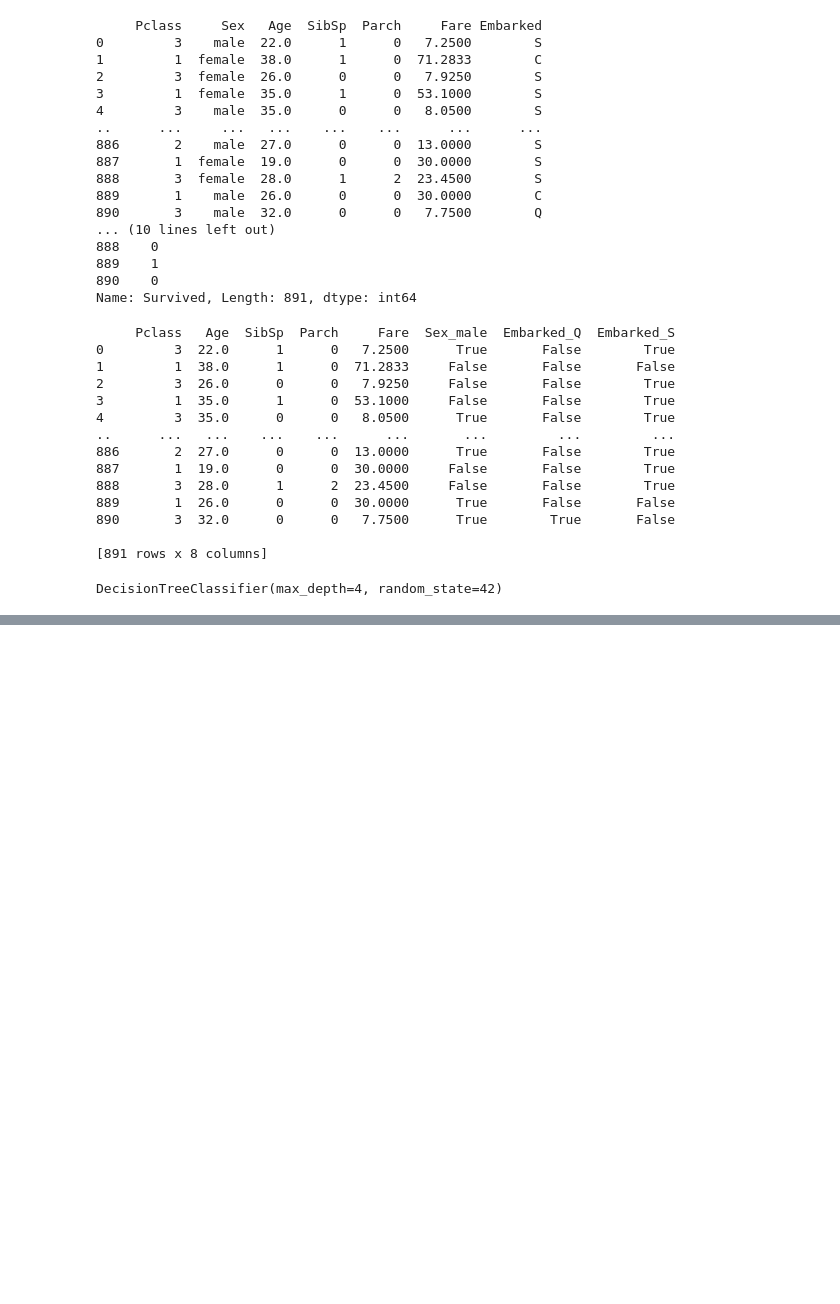
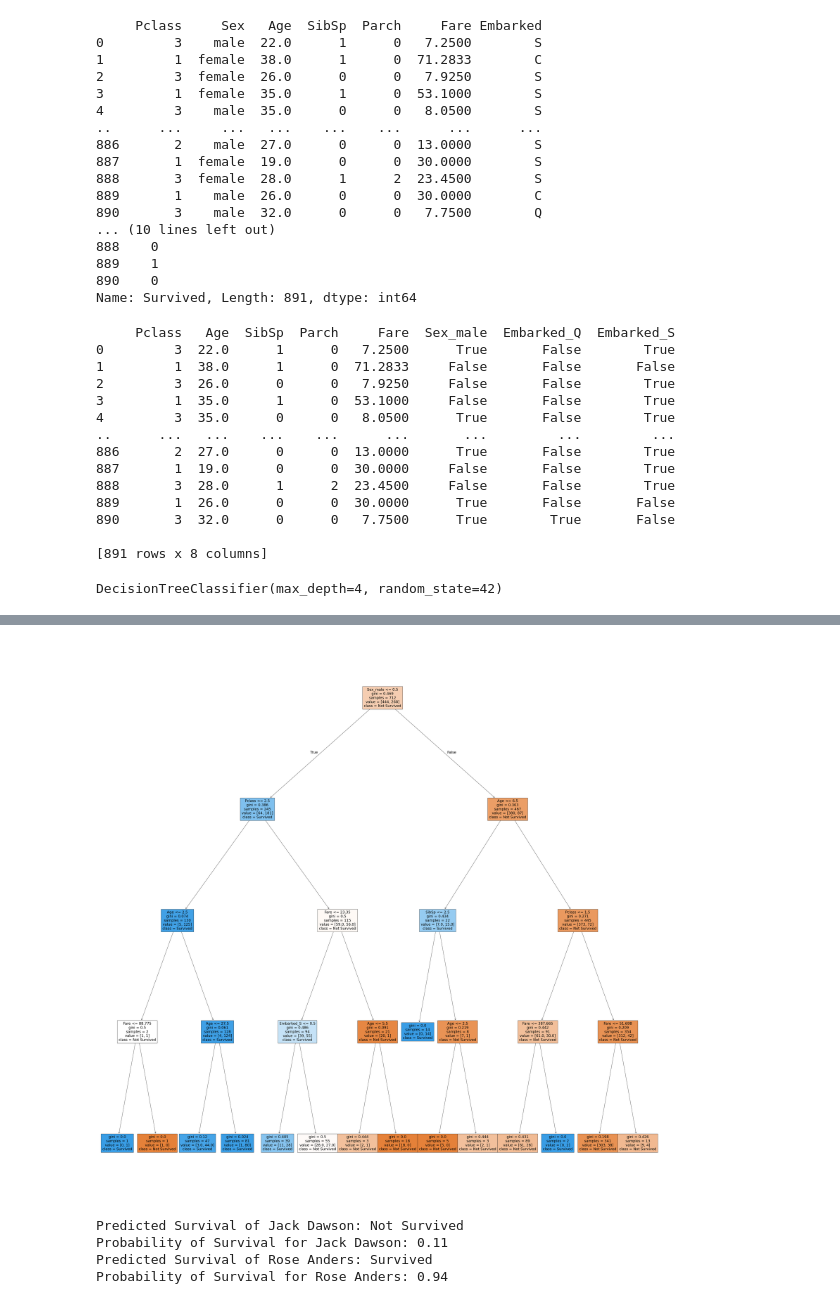
Before and after one commit to sandula-sanchana/ML, a Jupyter notebook: day7/titanic.ipynb, the cells around one changed output, grey strips where cells are left out. Drawn from its saved outputs; the diff is of its cells as text; code cells hidden in the pictures; blank space fills up the shorter version.

Commit message:
probability on new data

```diff
--- a/day7/titanic.ipynb
+++ b/day7/titanic.ipynb
@@ -137,0 +156,45 @@ plt.show()
+# %%
+plt.figure(figsize=(60,60))
+plot_tree(clf, feature_names=X.columns, class_names=['Not Survived', 'Survived'], filled=True)
+plt.show()
+# %% [output]
+[figure, added]
+# %%
+# Predicting the survival of a new passenger
+jack_dawson = pd.DataFrame({
+    'Pclass': [3],
+    'Age': [20],
+    'SibSp': [0],
+    'Parch': [0],
+    'Fare': [7.25],
+    'Sex_male': [1],
+    'Embarked_Q': [0],
+    'Embarked_S': [1]
+})
+prediction = clf.predict(jack_dawson)
+print(f"Predicted Survival of Jack Dawson: {'Survived' if prediction[0] == 1 else 'Not Survived'}")
+
+probability = clf.predict_proba(jack_dawson)
+print(f"Probability of Survival for Jack Dawson: {probability[0][1]:.2f}")
+
+# Predicting the survival of a new passenger
+rose_anders = pd.DataFrame({
+    'Pclass': [1],
+    'Age': [18],
+    'SibSp': [0],
+    'Parch': [2],
+    'Fare': [700.25],
+    'Sex_male': [0],
+    'Embarked_Q': [0],
+    'Embarked_S': [1]
+})
+prediction = clf.predict(rose_anders)
+print(f"Predicted Survival of Rose Anders: {'Survived' if prediction[0] == 1 else 'Not Survived'}")
+
+probability = clf.predict_proba(rose_anders)
+print(f"Probability of Survival for Rose Anders: {probability[0][1]:.2f}")
+# %% [output]
+Predicted Survival of Jack Dawson: Not Survived
+Probability of Survival for Jack Dawson: 0.11
+Predicted Survival of Rose Anders: Survived
+Probability of Survival for Rose Anders: 0.94
```
Also changed, not shown: parts of 2 cells of this notebook.
